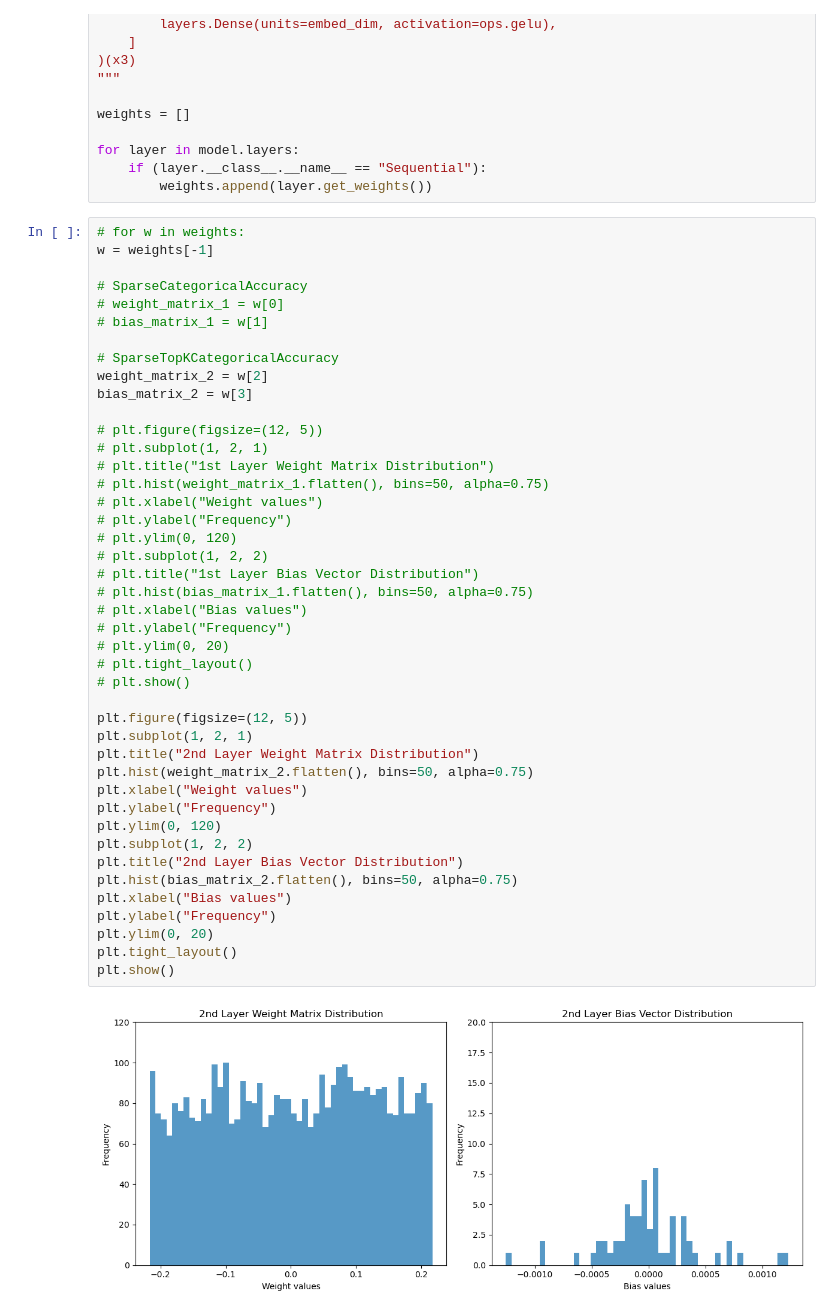
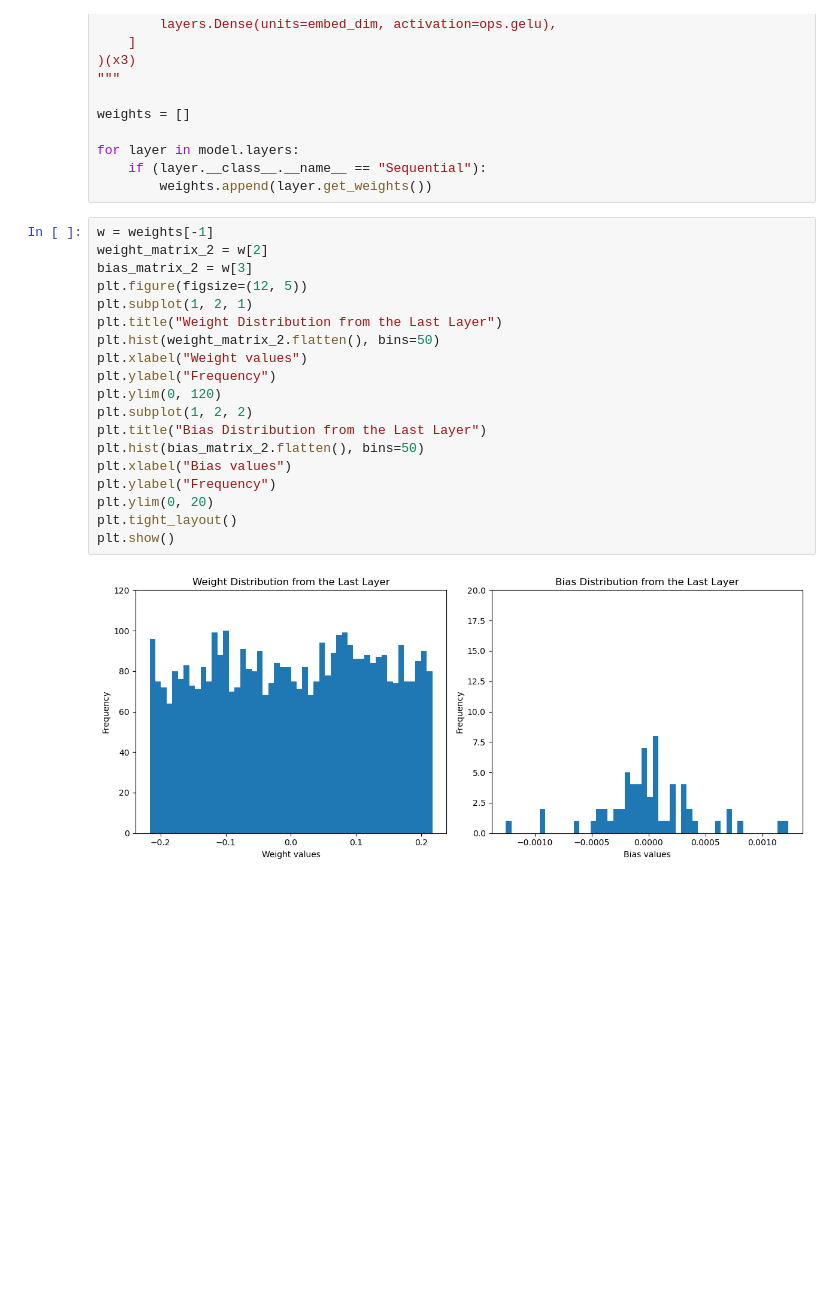
Before and after one commit to ANNIZHENG/Interactive_Weight_Analytics_Interface, a Jupyter notebook: VideoVisionTransformer.ipynb, the cells around one changed output. Cells and saved outputs as stored; diff of their text form; blank space fills up the shorter version.

```diff
--- a/VideoVisionTransformer.ipynb
+++ b/VideoVisionTransformer.ipynb
@@ -409,47 +389,23 @@ for layer in model.layers:
     if (layer.__class__.__name__ == "Sequential"):
         weights.append(layer.get_weights())
 # %%
-# for w in weights:
 w = weights[-1]
-
-# SparseCategoricalAccuracy
-# weight_matrix_1 = w[0]
-# bias_matrix_1 = w[1]
-
-# SparseTopKCategoricalAccuracy
 weight_matrix_2 = w[2]
 bias_matrix_2 = w[3]
-
-# plt.figure(figsize=(12, 5))
-# plt.subplot(1, 2, 1)
-# plt.title("1st Layer Weight Matrix Distribution")
-# plt.hist(weight_matrix_1.flatten(), bins=50, alpha=0.75)
-# plt.xlabel("Weight values")
-# plt.ylabel("Frequency")
-# plt.ylim(0, 120)
-# plt.subplot(1, 2, 2)
-# plt.title("1st Layer Bias Vector Distribution")
-# plt.hist(bias_matrix_1.flatten(), bins=50, alpha=0.75)
-# plt.xlabel("Bias values")
-# plt.ylabel("Frequency")
-# plt.ylim(0, 20)
-# plt.tight_layout()
-# plt.show()
-
 plt.figure(figsize=(12, 5))
 plt.subplot(1, 2, 1)
-plt.title("2nd Layer Weight Matrix Distribution")
-plt.hist(weight_matrix_2.flatten(), bins=50, alpha=0.75)
+plt.title("Weight Distribution from the Last Layer")
+plt.hist(weight_matrix_2.flatten(), bins=50)
 plt.xlabel("Weight values")
 plt.ylabel("Frequency")
 plt.ylim(0, 120)
 plt.subplot(1, 2, 2)
-plt.title("2nd Layer Bias Vector Distribution")
-plt.hist(bias_matrix_2.flatten(), bins=50, alpha=0.75)
+plt.title("Bias Distribution from the Last Layer")
+plt.hist(bias_matrix_2.flatten(), bins=50)
 plt.xlabel("Bias values")
 plt.ylabel("Frequency")
 plt.ylim(0, 20)
 plt.tight_layout()
 plt.show()
 # %% [output]
-[figure, old version]
+[figure, new version]
```
Also changed, not shown: parts of 29 cells of this notebook.
